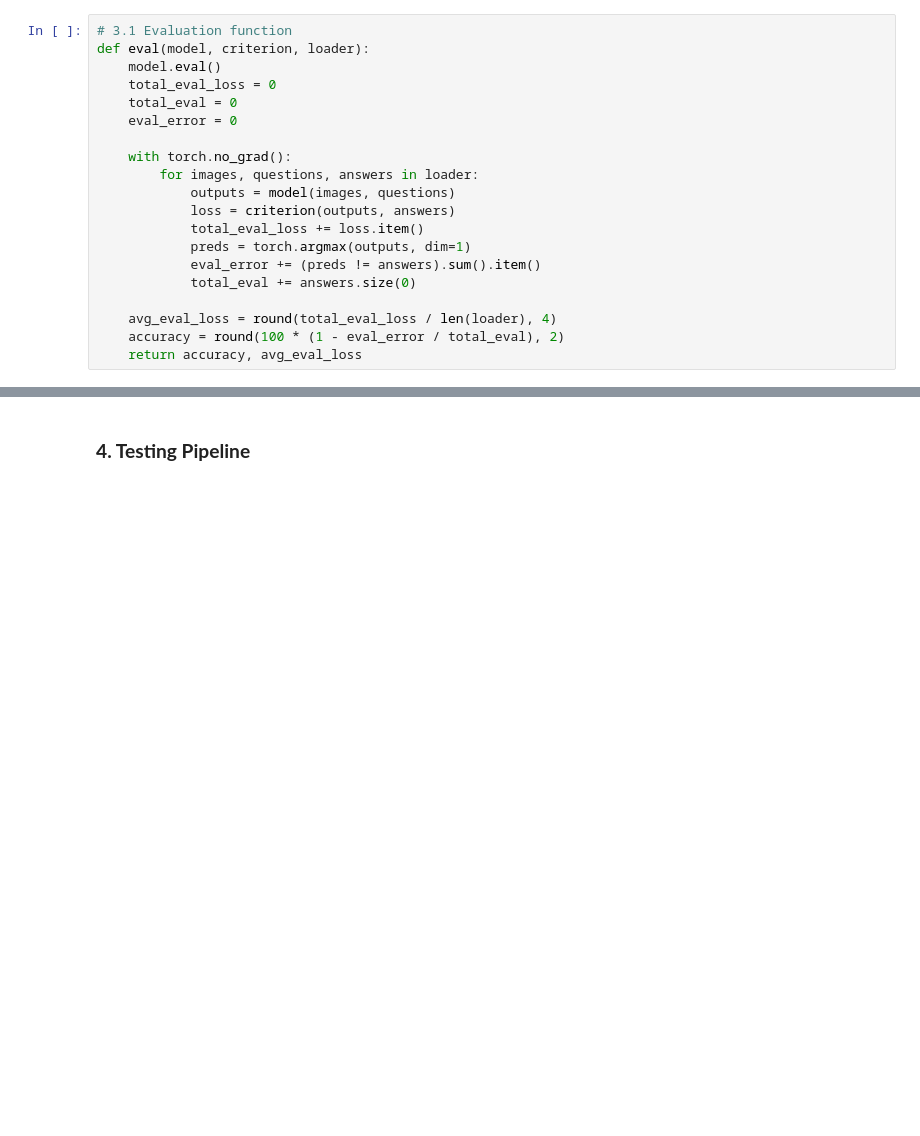
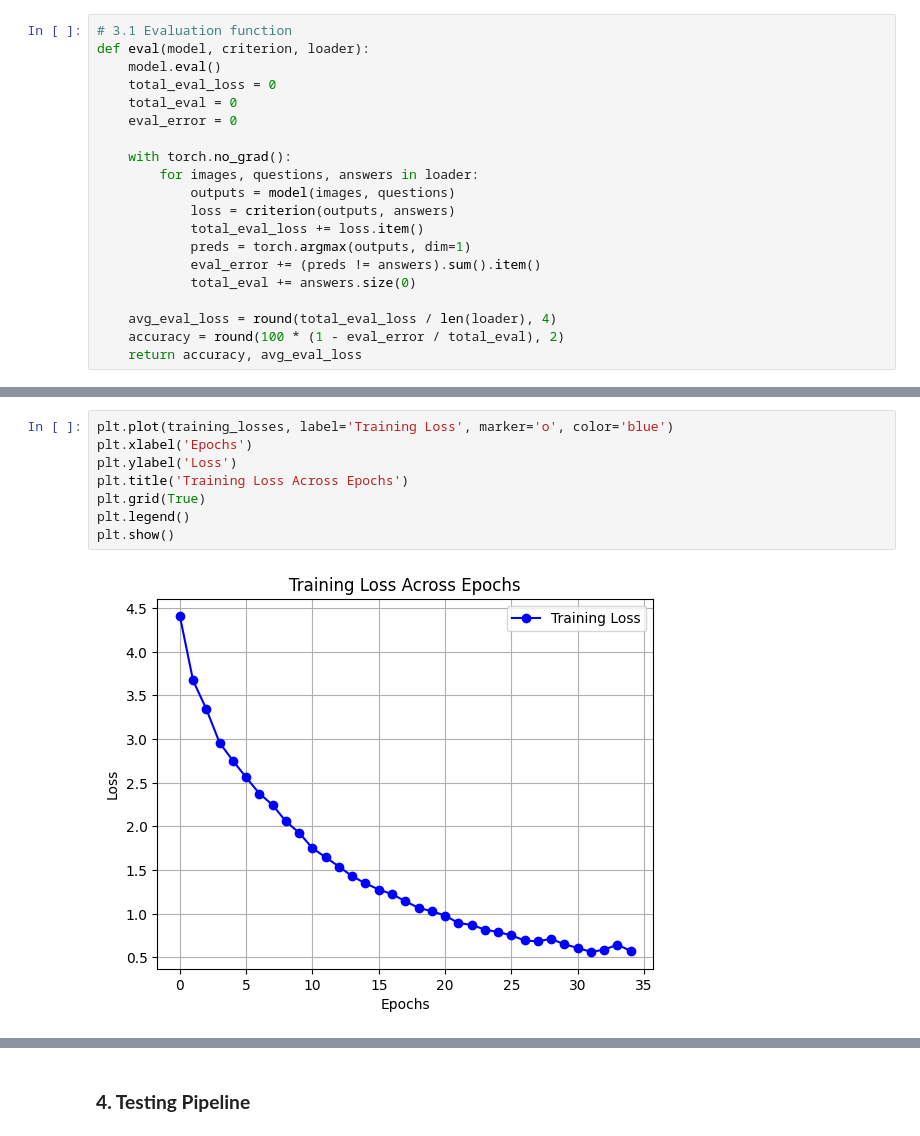
Before and after one commit to alyanifr/FINAL_ASSESSMENT_WOA7015, a Jupyter notebook: cnn-vqa-med.ipynb, the cells around one changed output, grey strips where cells are left out. Saved outputs shown, nothing was run; the diff lists cells and outputs as text; blank space fills up the shorter version.

```diff
--- a/cnn-vqa-med.ipynb
+++ b/cnn-vqa-med.ipynb
@@ -364,3 +371,13 @@ plt.show()
+# %%
+plt.plot(training_losses, label='Training Loss', marker='o', color='blue')
+plt.xlabel('Epochs')
+plt.ylabel('Loss')
+plt.title('Training Loss Across Epochs')
+plt.grid(True)
+plt.legend()
+plt.show()
+# %% [output]
+[figure, added]
 # %%
 # Accuracy plot
 plt.plot(training_accuracies, label='Training Accuracy', marker='o', color='blue')
```
Also changed, not shown: parts of 7 cells of this notebook.
